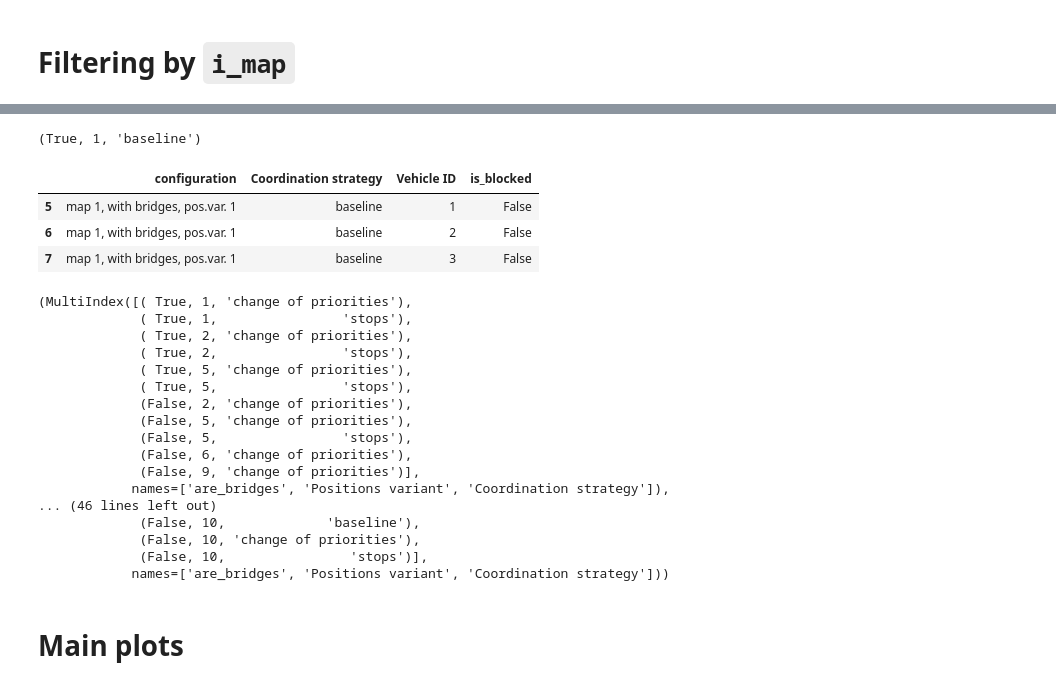
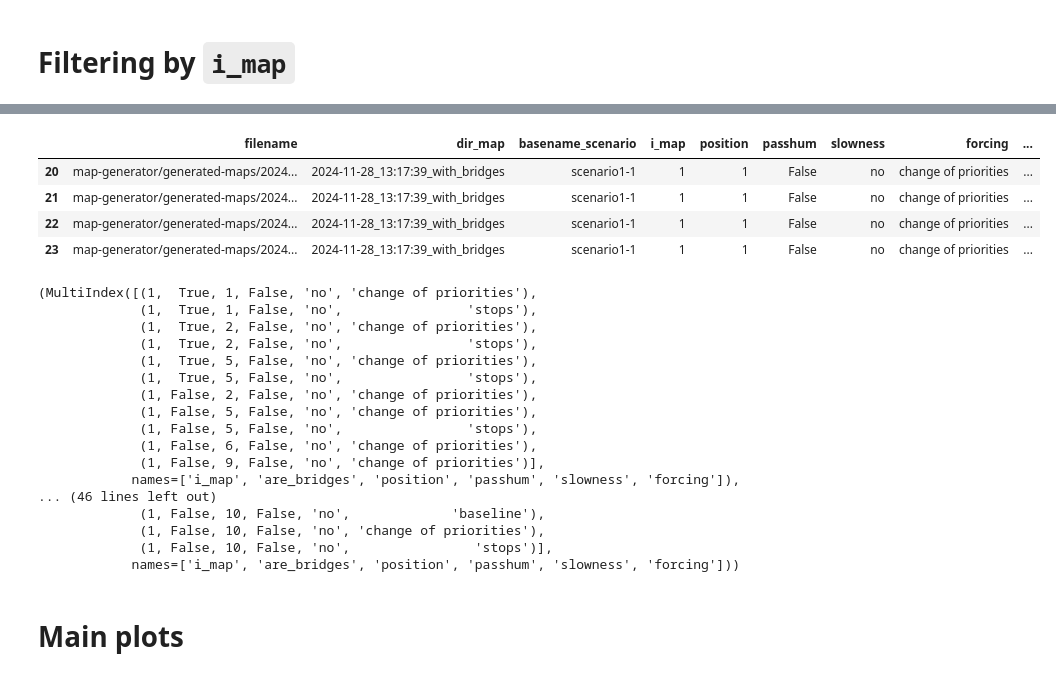
Before and after one commit to Olga-Mironenko/coordination_oru, a Jupyter notebook: scenario-analysis/analysis.ipynb, the cells around one changed output, grey strips where cells are left out. Drawn from its saved outputs; the diff is of its cells as text; code cells hidden in the pictures.

```diff
--- a/scenario-analysis/analysis.ipynb
+++ b/scenario-analysis/analysis.ipynb
@@ -307,18 +316,26 @@ Index(['filename', 'dir_map', 'basename_scenario', 'i_map',
        'Linearization D0 (non-normalized)', 'Linearization D (non-normalized)',
        'seconds_blocked', 'is_blocked'],
       dtype='object')
+# %%
+df_map[df_map['Scenario ID'] == 'map-generator/generated-maps/2024-11-28_13:17:39_with_bridges/scenario1-1.json, passhum 0, slowness no, forcing change of priorities']
+# %% [output]
+|  | filename | dir_map | basename_scenario | i_map | position | passhum | slowness | forcing | ... |
+| 20 | map-generator/generated-maps/2024... | 2024-11-28_13:17:39_with_bridges | scenario1-1 | 1 | 1 | False | no | change of priorities | ... |
+| 21 | map-generator/generated-maps/2024... | 2024-11-28_13:17:39_with_bridges | scenario1-1 | 1 | 1 | False | no | change of priorities | ... |
+| 22 | map-generator/generated-maps/2024... | 2024-11-28_13:17:39_with_bridges | scenario1-1 | 1 | 1 | False | no | change of priorities | ... |
+| 23 | map-generator/generated-maps/2024... | 2024-11-28_13:17:39_with_bridges | scenario1-1 | 1 | 1 | False | no | change of priorities | ... |
 # %%
 def display_groups(groups):
     for key, df in groups:
         print(key)
         cols = [col
-                for col in ['configuration', 'Coordination strategy', 'Vehicle ID', 'is_blocked']
+                for col in ['Vehicle ID', 'is_blocked']
                 if col in df.columns]
         IPython.display.display(df[cols].sort_values(by=cols))
         break
 
 
-def make_indexes_blocked_nonblocked(cols, *, is_verbose=False):
+def make_indexes_blocked_nonblocked(df_map, cols, *, is_verbose=False):
     df = df_map[df_map['Vehicle type'] != 'HumanDrivenVehicle']
     groups_blocks = df.groupby(cols, sort=False)
     if is_verbose:
@@ -330,30 +347,25 @@ def make_indexes_blocked_nonblocked(cols, *, is_verbose=False):
     return index_blocked, index_nonblocked
 
 
-make_indexes_blocked_nonblocked(['are_bridges', 'Positions variant', 'Coordination strategy'], is_verbose=True)
+make_indexes_blocked_nonblocked(df_map, COLUMNS_SCENARIO, is_verbose=False)
 # %% [output]
-(True, 1, 'baseline')
+(MultiIndex([(1,  True, 1, False, 'no', 'change of priorities'),
+             (1,  True, 1, False, 'no',                'stops'),
+             (1,  True, 2, False, 'no', 'change of priorities'),
+             (1,  True, 2, False, 'no',                'stops'),
+             (1,  True, 5, False, 'no', 'change of priorities'),
+             (1,  True, 5, False, 'no',                'stops'),
+             (1, False, 2, False, 'no', 'change of priorities'),
+             (1, False, 5, False, 'no', 'change of priorities'),
+             (1, False, 5, False, 'no',                'stops'),
+             (1, False, 6, False, 'no', 'change of priorities'),
+             (1, False, 9, False, 'no', 'change of priorities')],
+            names=['i_map', 'are_bridges', 'position', 'passhum', 'slowness', 'forcing']),
+... (46 lines left out)
+             (1, False, 10, False, 'no',             'baseline'),
+             (1, False, 10, False, 'no', 'change of priorities'),
+             (1, False, 10, False, 'no',                'stops')],
+            names=['i_map', 'are_bridges', 'position', 'passhum', 'slowness', 'forcing']))
-|  | configuration | Coordination strategy | Vehicle ID | is_blocked |
-| 5 | map 1, with bridges, pos.var. 1 | baseline | 1 | False |
-| 6 | map 1, with bridges, pos.var. 1 | baseline | 2 | False |
-| 7 | map 1, with bridges, pos.var. 1 | baseline | 3 | False |
-(MultiIndex([( True, 1, 'change of priorities'),
-             ( True, 1,                'stops'),
-             ( True, 2, 'change of priorities'),
-             ( True, 2,                'stops'),
-             ( True, 5, 'change of priorities'),
-             ( True, 5,                'stops'),
-             (False, 2, 'change of priorities'),
-             (False, 5, 'change of priorities'),
-             (False, 5,                'stops'),
-             (False, 6, 'change of priorities'),
-             (False, 9, 'change of priorities')],
-            names=['are_bridges', 'Positions variant', 'Coordination strategy']),
-... (46 lines left out)
-             (False, 10,             'baseline'),
-             (False, 10, 'change of priorities'),
-             (False, 10,                'stops')],
-            names=['are_bridges', 'Positions variant', 'Coordination strategy']))
 # %% [markdown]
 # Main plots
 # %%
```
Also changed, not shown: parts of 10 cells of this notebook, 1 other file.
